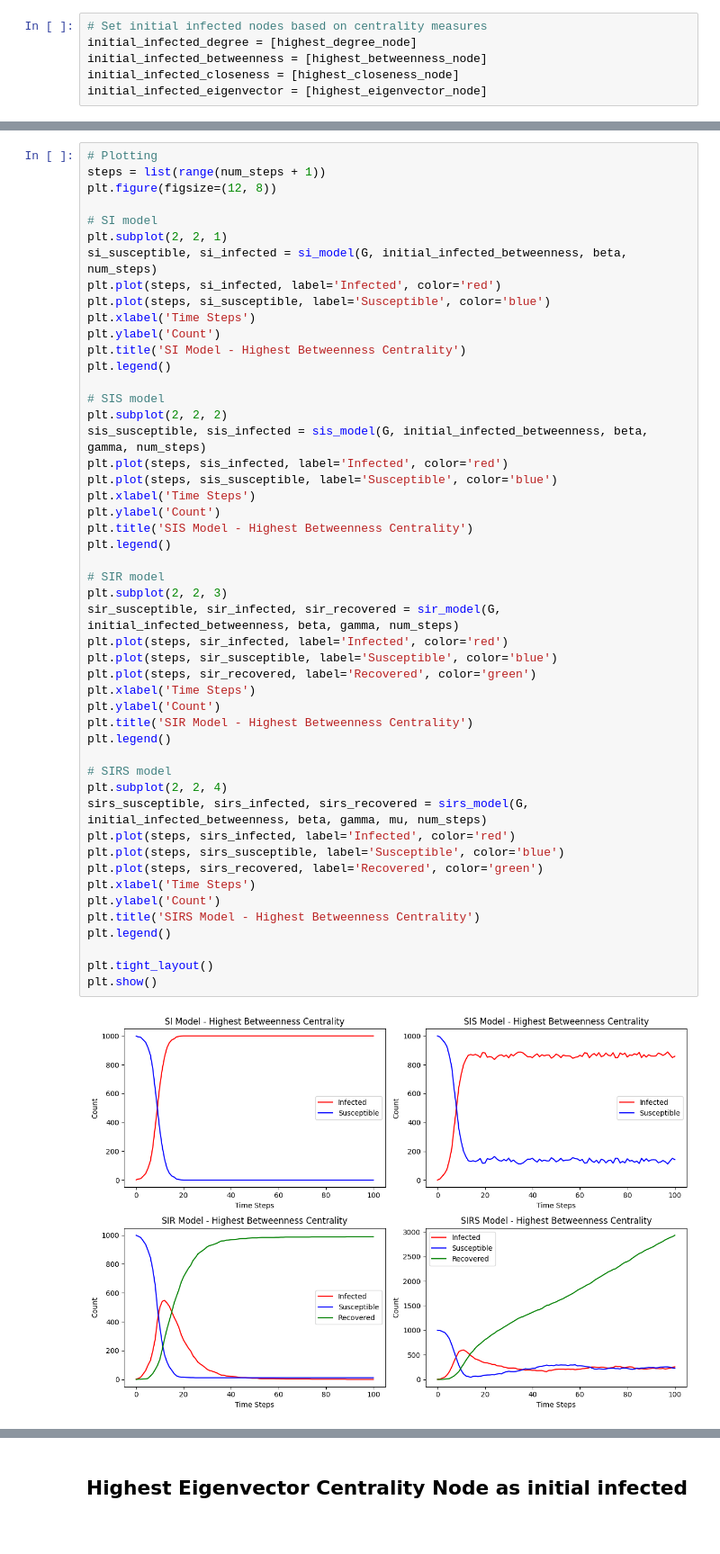
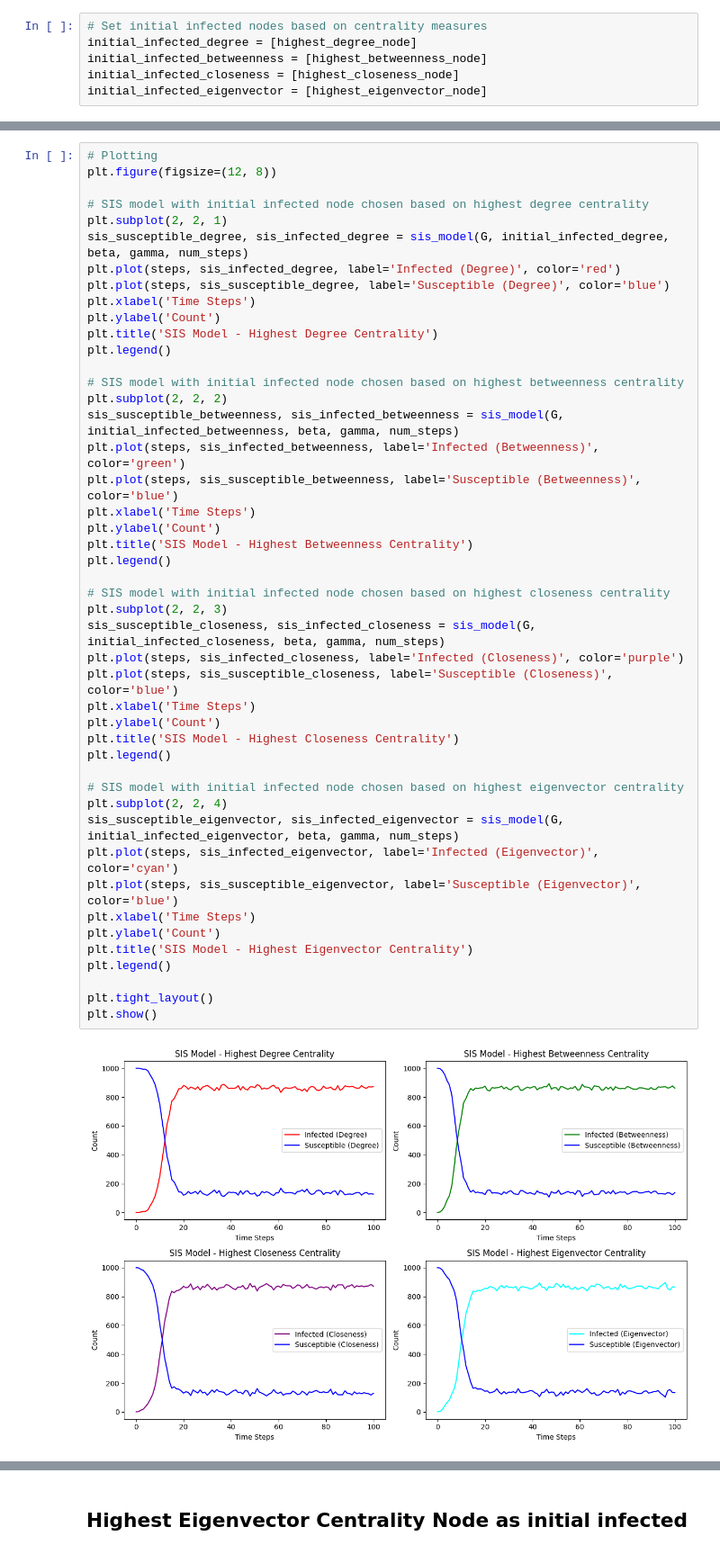
Before and after one commit to CosmoAshutosh/Social_Network_analysis, a Jupyter notebook: Epidimic_Models_Analysis/Epidimic_Model.ipynb, the cells around one changed output, grey strips where cells are left out. Shown at 90% size. Drawn from its saved outputs; the diff is of its cells as text.

```diff
--- a/Epidimic_Models_Analysis/Epidimic_Model.ipynb
+++ b/Epidimic_Models_Analysis/Epidimic_Model.ipynb
@@ -217,51 +214,48 @@ sirs_infected = sirs_model(G, initial_infected_betweenness, beta, gamma, mu, num
 # %%
 # Plotting
-steps = list(range(num_steps + 1))
 plt.figure(figsize=(12, 8))
 
-# SI model
+# SIS model with initial infected node chosen based on highest degree centrality
 plt.subplot(2, 2, 1)
-si_susceptible, si_infected = si_model(G, initial_infected_betweenness, beta, num_steps)
-plt.plot(steps, si_infected, label='Infected', color='red')
-plt.plot(steps, si_susceptible, label='Susceptible', color='blue')
+sis_susceptible_degree, sis_infected_degree = sis_model(G, initial_infected_degree, beta, gamma, num_steps)
+plt.plot(steps, sis_infected_degree, label='Infected (Degree)', color='red')
+plt.plot(steps, sis_susceptible_degree, label='Susceptible (Degree)', color='blue')
 plt.xlabel('Time Steps')
 plt.ylabel('Count')
-plt.title('SI Model - Highest Betweenness Centrality')
+plt.title('SIS Model - Highest Degree Centrality')
 plt.legend()
 
-# SIS model
+# SIS model with initial infected node chosen based on highest betweenness centrality
 plt.subplot(2, 2, 2)
-sis_susceptible, sis_infected = sis_model(G, initial_infected_betweenness, beta, gamma, num_steps)
-plt.plot(steps, sis_infected, label='Infected', color='red')
-plt.plot(steps, sis_susceptible, label='Susceptible', color='blue')
+sis_susceptible_betweenness, sis_infected_betweenness = sis_model(G, initial_infected_betweenness, beta, gamma, num_steps)
+plt.plot(steps, sis_infected_betweenness, label='Infected (Betweenness)', color='green')
+plt.plot(steps, sis_susceptible_betweenness, label='Susceptible (Betweenness)', color='blue')
 plt.xlabel('Time Steps')
 plt.ylabel('Count')
 plt.title('SIS Model - Highest Betweenness Centrality')
 plt.legend()
 
-# SIR model
+# SIS model with initial infected node chosen based on highest closeness centrality
 plt.subplot(2, 2, 3)
-sir_susceptible, sir_infected, sir_recovered = sir_model(G, initial_infected_betweenness, beta, gamma, num_steps)
-plt.plot(steps, sir_infected, label='Infected', color='red')
-plt.plot(steps, sir_susceptible, label='Susceptible', color='blue')
-plt.plot(steps, sir_recovered, label='Recovered', color='green')
+sis_susceptible_closeness, sis_infected_closeness = sis_model(G, initial_infected_closeness, beta, gamma, num_steps)
+plt.plot(steps, sis_infected_closeness, label='Infected (Closeness)', color='purple')
+plt.plot(steps, sis_susceptible_closeness, label='Susceptible (Closeness)', color='blue')
 plt.xlabel('Time Steps')
 plt.ylabel('Count')
-plt.title('SIR Model - Highest Betweenness Centrality')
+plt.title('SIS Model - Highest Closeness Centrality')
 plt.legend()
 
-# SIRS model
+# SIS model with initial infected node chosen based on highest eigenvector centrality
 plt.subplot(2, 2, 4)
-sirs_susceptible, sirs_infected, sirs_recovered = sirs_model(G, initial_infected_betweenness, beta, gamma, mu, num_steps)
-plt.plot(steps, sirs_infected, label='Infected', color='red')
-plt.plot(steps, sirs_susceptible, label='Susceptible', color='blue')
-plt.plot(steps, sirs_recovered, label='Recovered', color='green')
+sis_susceptible_eigenvector, sis_infected_eigenvector = sis_model(G, initial_infected_eigenvector, beta, gamma, num_steps)
+plt.plot(steps, sis_infected_eigenvector, label='Infected (Eigenvector)', color='cyan')
+plt.plot(steps, sis_susceptible_eigenvector, label='Susceptible (Eigenvector)', color='blue')
 plt.xlabel('Time Steps')
 plt.ylabel('Count')
-plt.title('SIRS Model - Highest Betweenness Centrality')
+plt.title('SIS Model - Highest Eigenvector Centrality')
 plt.legend()
 
 plt.tight_layout()
 plt.show()
 # %% [output]
-[figure, old version]
+[figure, new version]
```
Also changed, not shown: parts of 15 cells of this notebook.
